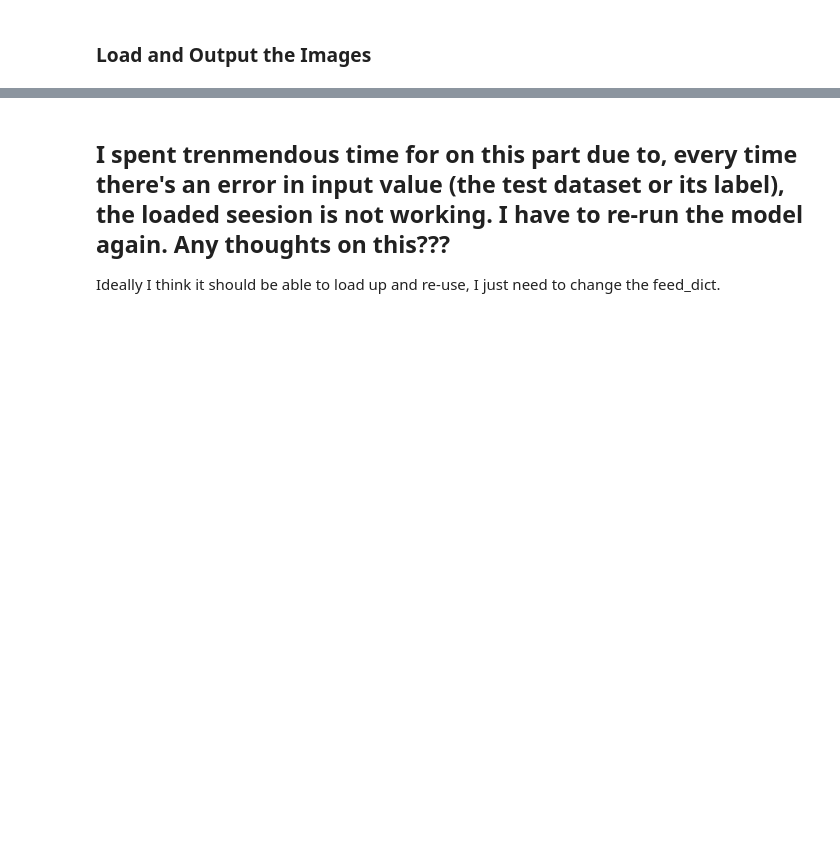
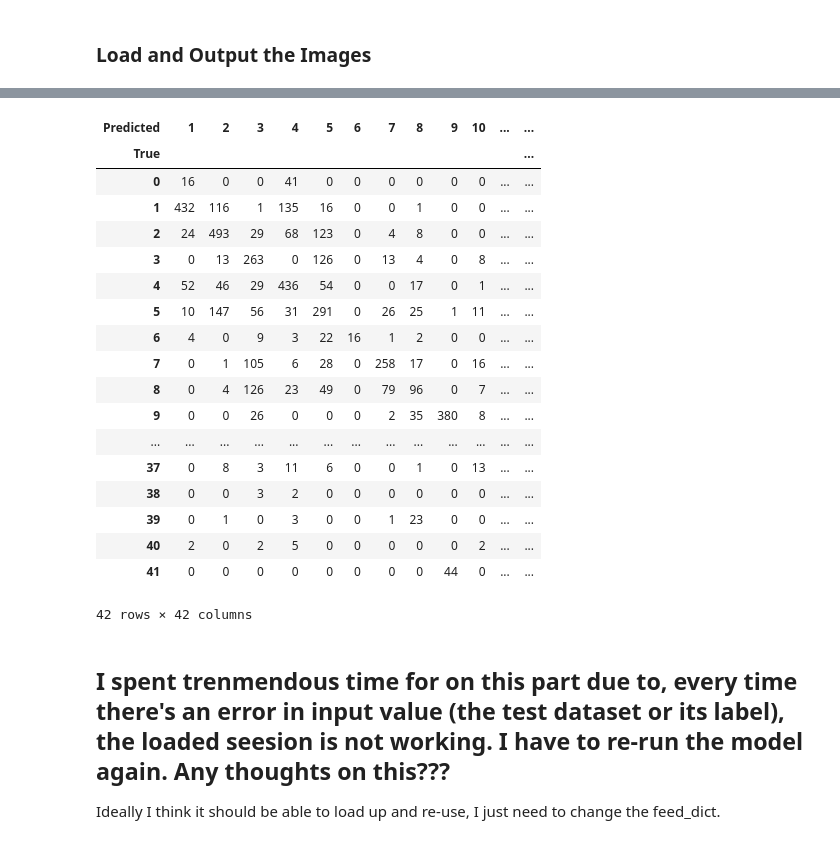
Before and after one commit to shadowind/TrafficSignClassificationCNN, a Jupyter notebook: Traffic_Sign_Classifier.ipynb, the cells around one changed output, grey strips where cells are left out. Drawn from its saved outputs; the diff is of its cells as text; code cells hidden in the pictures; blank space fills up the shorter version.

```diff
--- a/Traffic_Sign_Classifier.ipynb
+++ b/Traffic_Sign_Classifier.ipynb
@@ -559,3 +722,25 @@ print(test_accuracy)
+# %%
+confusion_table[0:41][0:42]
+# %% [output]
+| Predicted | 1 | 2 | 3 | 4 | 5 | 6 | 7 | 8 | 9 | 10 | ... | ... |
+| True |  |  |  |  |  |  |  |  |  |  |  | ... |
+| 0 | 16 | 0 | 0 | 41 | 0 | 0 | 0 | 0 | 0 | 0 | ... | ... |
+| 1 | 432 | 116 | 1 | 135 | 16 | 0 | 0 | 1 | 0 | 0 | ... | ... |
+| 2 | 24 | 493 | 29 | 68 | 123 | 0 | 4 | 8 | 0 | 0 | ... | ... |
+| 3 | 0 | 13 | 263 | 0 | 126 | 0 | 13 | 4 | 0 | 8 | ... | ... |
+| 4 | 52 | 46 | 29 | 436 | 54 | 0 | 0 | 17 | 0 | 1 | ... | ... |
+| 5 | 10 | 147 | 56 | 31 | 291 | 0 | 26 | 25 | 1 | 11 | ... | ... |
+| 6 | 4 | 0 | 9 | 3 | 22 | 16 | 1 | 2 | 0 | 0 | ... | ... |
+| 7 | 0 | 1 | 105 | 6 | 28 | 0 | 258 | 17 | 0 | 16 | ... | ... |
+| 8 | 0 | 4 | 126 | 23 | 49 | 0 | 79 | 96 | 0 | 7 | ... | ... |
+| 9 | 0 | 0 | 26 | 0 | 0 | 0 | 2 | 35 | 380 | 8 | ... | ... |
+| ... | ... | ... | ... | ... | ... | ... | ... | ... | ... | ... | ... | ... |
+| 37 | 0 | 8 | 3 | 11 | 6 | 0 | 0 | 1 | 0 | 13 | ... | ... |
+| 38 | 0 | 0 | 3 | 2 | 0 | 0 | 0 | 0 | 0 | 0 | ... | ... |
+| 39 | 0 | 1 | 0 | 3 | 0 | 0 | 1 | 23 | 0 | 0 | ... | ... |
+| 40 | 2 | 0 | 2 | 5 | 0 | 0 | 0 | 0 | 0 | 2 | ... | ... |
+| 41 | 0 | 0 | 0 | 0 | 0 | 0 | 0 | 0 | 44 | 0 | ... | ... |
+42 rows × 42 columns
 # %% [markdown]
 ## I spent trenmendous time for on this part due to, every time there's an error in input value (the test dataset or its label), the loaded seesion is not working. I have to re-run the model again. Any thoughts on this???
 Ideally I think it should be able to load up and re-use, I just need to change the feed_dict.
```
Also changed, not shown: parts of 29 cells of this notebook, 1 other file.
